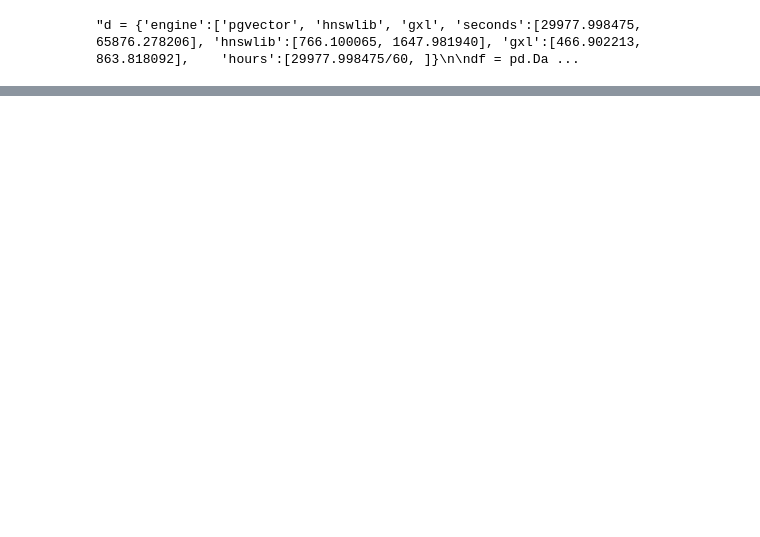
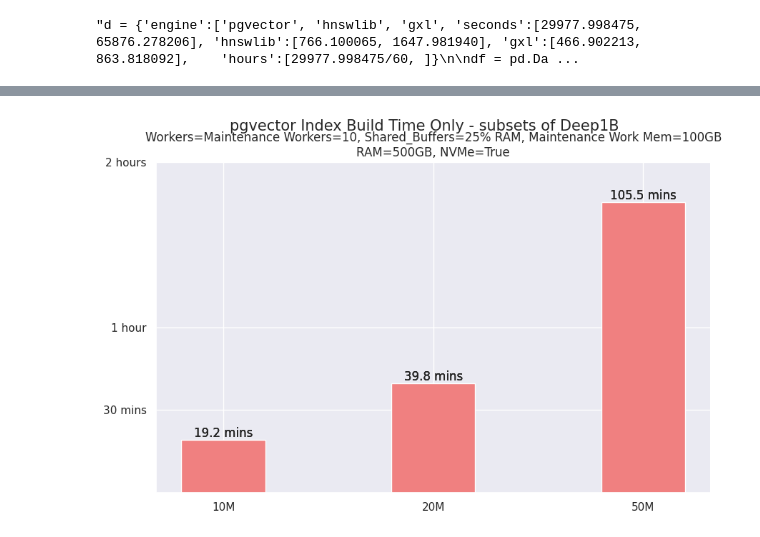
Before and after one commit to iamsabhoho/pgvector, a Jupyter notebook: gsi/analyze.ipynb, the cells around one changed output, grey strips where cells are left out. Cells and saved outputs as stored; diff of their text form; code cells hidden in the pictures; blank space fills up the shorter version.

```diff
--- a/gsi/analyze.ipynb
+++ b/gsi/analyze.ipynb
@@ -552,0 +705,85 @@ with sns.axes_style("white"):
+# %%
+# stacked
+# pgvector insert vs index build
+
+import seaborn as sns
+
+# data
+# apu 12
+insert_1 = np.array([1455.804854, 3002.124852, 7313.530771])
+build_1 = np.array([3787.477359-1455.804854, 9898.810132-3002.124852, 29977.998475-7313.530771])
+
+# namibia
+# 10, 20, 50
+insert_2 = np.array([1466.91564, 3039.423637, 7340.483593])
+build_2 = np.array([1152, 2388, 6331])
+
+
+
+# data sizes
+sizes = ['10M', '20M', '50M']
+t = [round(i/60, 1) for i in build_2]
+
+#percent = [round(1455.804854/3787.477359, 2), round(3002.124852/9898.810132, 2), round(7313.530771/29977.998475, 2), \
+    #round(14609.566409/65876.278206, 2), round(36580.73947/182289.052372, 2)]
+
+with sns.axes_style("white"):
+    sns.set_style("ticks")
+    sns.set_context("talk")
+    sns.set(rc={'figure.figsize':(10, 6)})
+
+    fig, ax = plt.subplots()
+
+    # plot details
+    bar_width = 0.4
+    epsilon = 0.015
+    line_width = 1
+    opacity = 0.7
+    v_pos = np.arange(len(insert_1))
+    gxl_pos = v_pos + bar_width
+    gxl_8_pos = gxl_pos + bar_width
+    gxl_15_pos = gxl_8_pos + bar_width
+
+    stacked_11 = plt.bar(v_pos, build_2, bar_width, color='lightcoral', label='workers=10')
+
+    """stacked_12 = plt.bar(v_pos, build_1, bar_width-epsilon,
+                            bottom=insert_1, alpha=opacity, color='white', edgecolor='lightcoral',
+                            linewidth=line_width, hatch='//', label='apu 12: build (workers=8/10)')
+"""
+
+    #stacked_21 = plt.bar(gxl_pos, build_2, bar_width, color='cornflowerblue', label='namibia: build (workers=10)')
+
+    """stacked_22 = plt.bar(gxl_pos, build_2, bar_width-epsilon,
+                            bottom=insert_2, alpha=opacity, color='white', edgecolor='cornflowerblue',
+                            linewidth=line_width, hatch='//', label='namibia: build (workers=10)')
+"""
+
+    for i in range(len(ax.patches)):
+        # 0, 1
+        for i in [0, 1, 2]:
+            patch = ax.patches[i]
+            lbl = round(patch.get_height()/60, 1)
+            ax.text(patch.get_x() + patch.get_width()/2, patch.get_height(), '{} mins'.format(lbl),
+            verticalalignment='bottom', horizontalalignment='center')
+
+
+    # function to add value labels
+    def addlabels(x, y):
+        for i in range(len(x)):
+            plt.text(i, y[i], y[i], verticalalignment='bottom', horizontalalignment='center')
+
+    #addlabels(sizes, t)
+
+    plt.xticks(np.arange(3), sizes)
+    plt.yticks([ 1800, 3600, 7200 ], ['30 mins', '1 hour', '2 hours'])
+    #plt.legend(loc='upper left', fontsize=10)
+    sns.despine()
+
+    plt.suptitle('pgvector Index Build Time Only - subsets of Deep1B', fontsize=15)
+    #plt.title('cpu=Intel(R) Xeon(R) Gold 6230R CPU @ 2.10GHz, mem=DRAM 1.4GB, disk=Micron_5300_MTFD\nM=16, ef Construction=64', fontsize=10)
+    plt.title('Workers=Maintenance Workers=10, Shared_Buffers=25% RAM, Maintenance Work Mem=100GB\nRAM=500GB, NVMe=True')
+
+    plt.savefig('results/vis/pgvector_index_build_only.png', bbox_inches="tight")
+    plt.show()
+# %% [output]
+[figure, added]
```
Also changed, not shown: parts of 13 cells of this notebook.
